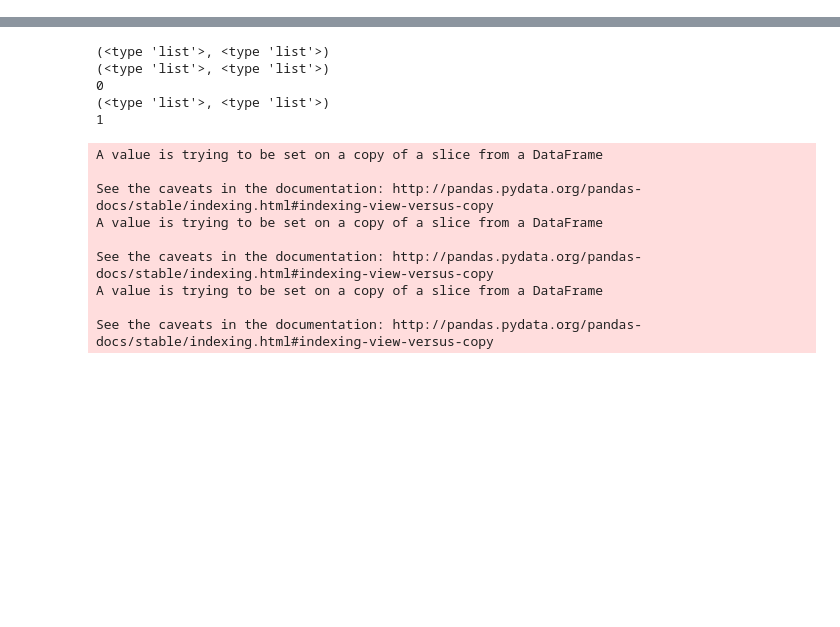
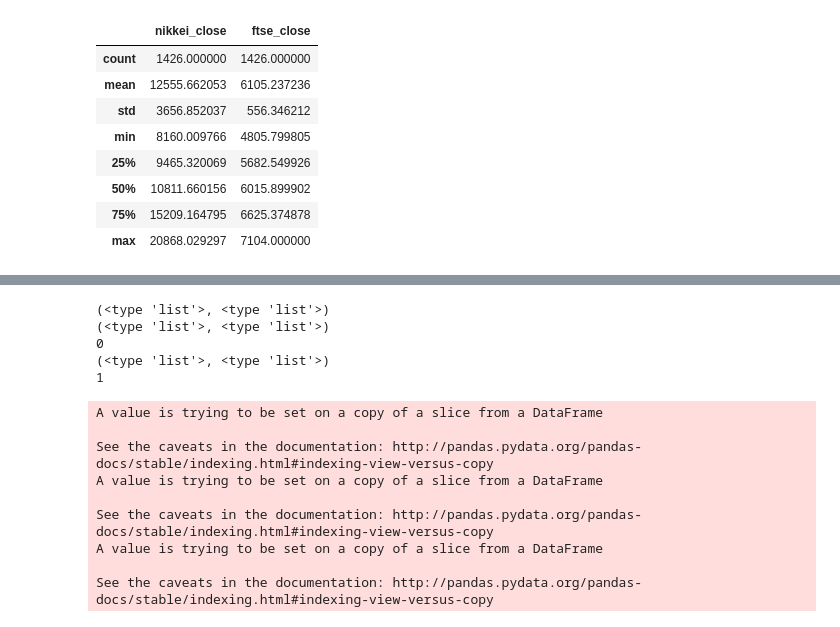
Before and after one commit to anishagarwal1990/DRL_finance, a Jupyter notebook: DRL_basic-Tuesday_9.ipynb, the cells around one changed output, grey strips where cells are left out. Saved outputs shown, nothing was run; the diff lists cells and outputs as text; code cells hidden in the pictures; blank space fills up the shorter version.

```diff
--- a/DRL_basic-Tuesday_9.ipynb
+++ b/DRL_basic-Tuesday_9.ipynb
@@ -20,7 +21,18 @@ ftse = bq.Query.from_table(bq.Table('bingo-ml-1.market_data.ftse'), fields=['Dat
 # %%
 closing_data = pd.DataFrame()
 
-closing_data['nikkei_close'] = nikkei['Close']
-closing_data['ftse_close'] = ftse['Close']
+closing_data['nikkei_close'] = nikkei['price']
+closing_data['ftse_close'] = ftse['price']
 
 closing_data = closing_data.fillna(method = 'ffill')
+closing_data.describe()
+# %% [output]
+|  | nikkei_close | ftse_close |
+| count | 1426.000000 | 1426.000000 |
+| mean | 12555.662053 | 6105.237236 |
+| std | 3656.852037 | 556.346212 |
+| min | 8160.009766 | 4805.799805 |
+| 25% | 9465.320069 | 5682.549926 |
+| 50% | 10811.660156 | 6015.899902 |
+| 75% | 15209.164795 | 6625.374878 |
+| max | 20868.029297 | 7104.000000 |
```
Also changed, not shown: parts of 10 cells of this notebook, 3 other files.
